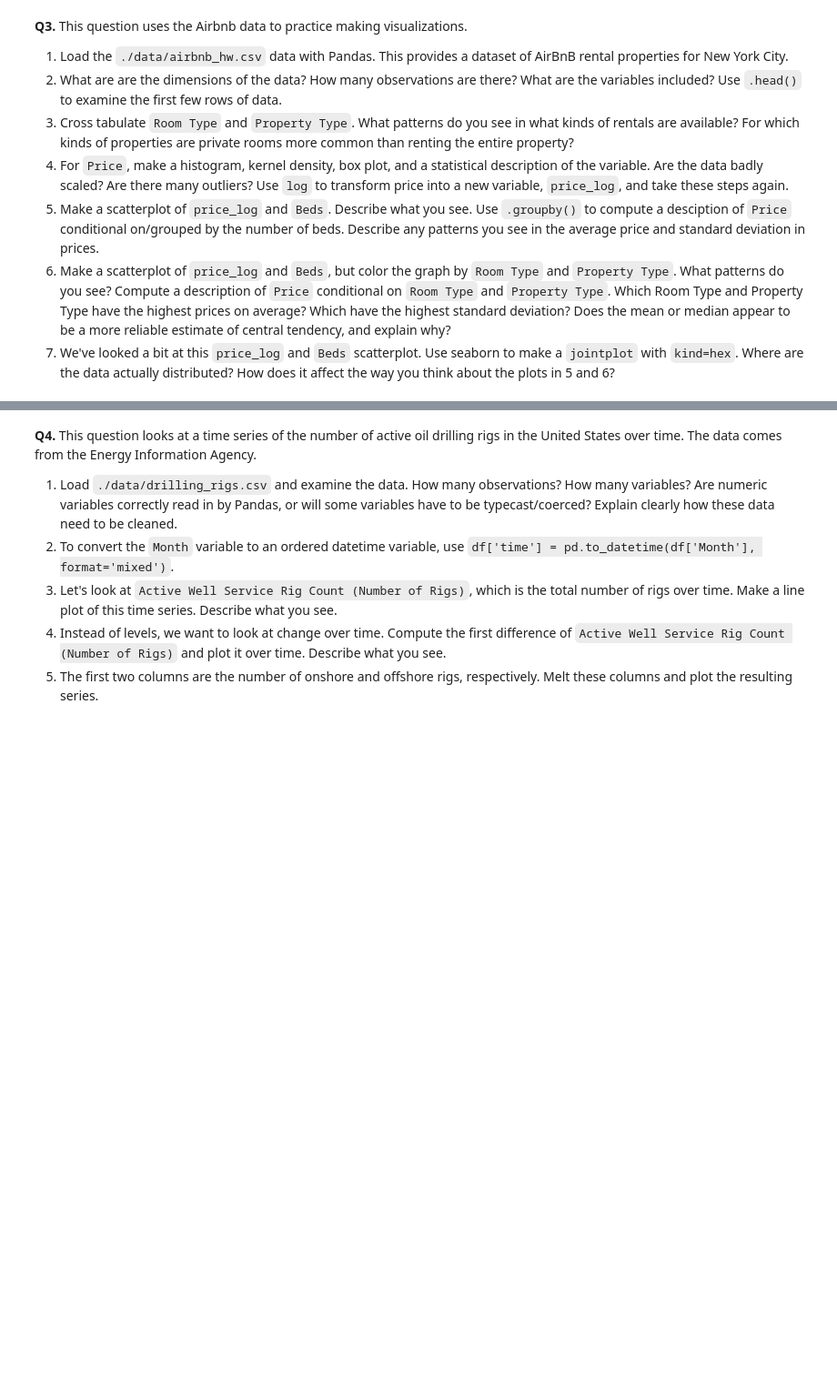
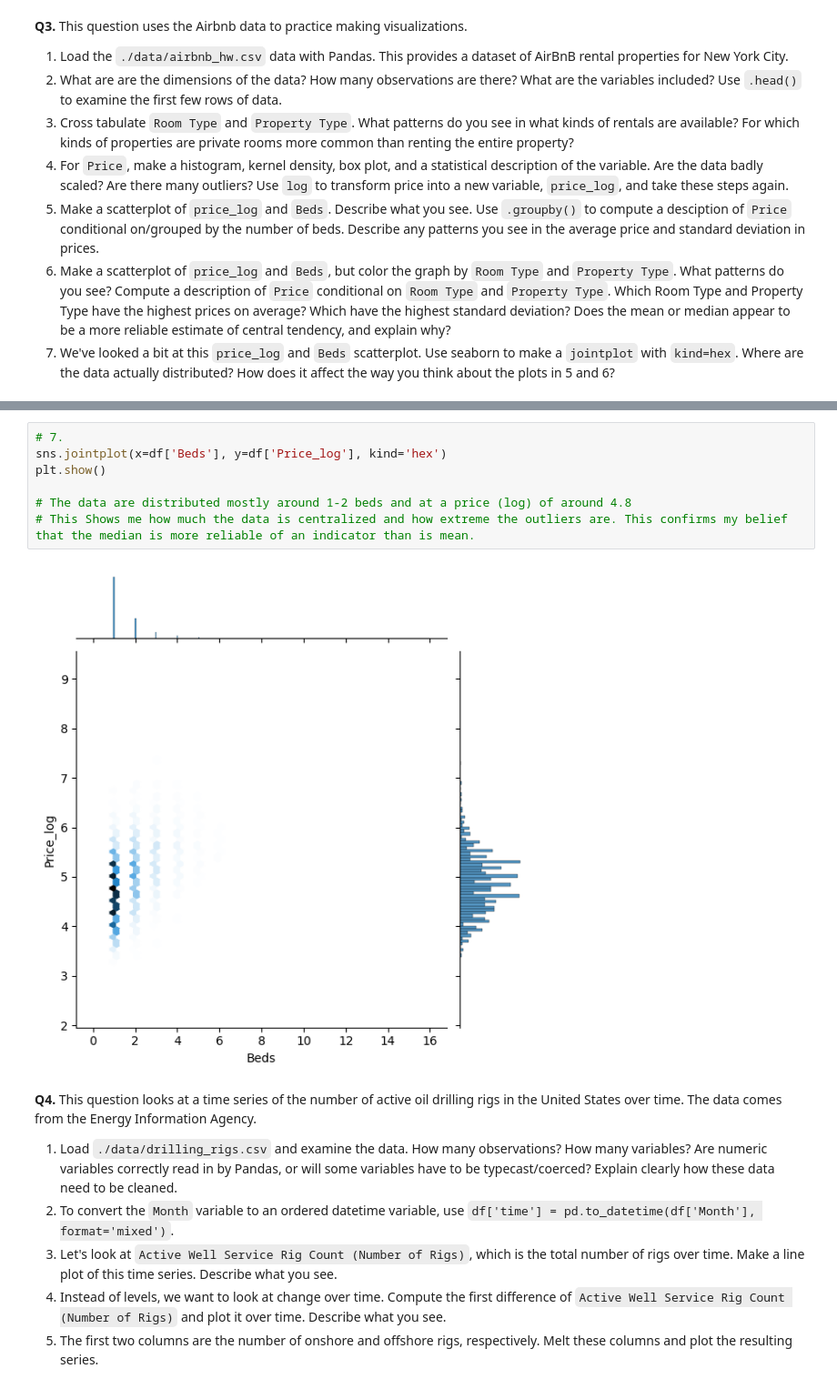
Before and after one commit to conorgibbons147/EDA, a Jupyter notebook: assignment/assignment.ipynb, the cells around one changed output, grey strips where cells are left out. Shown: that part at 91% size. Drawn from its saved outputs; the diff is of its cells as text; blank space fills up the shorter version.

```diff
--- a/assignment/assignment.ipynb
+++ b/assignment/assignment.ipynb
@@ -53,3 +233,12 @@ FileNotFoundError: [Errno 2] No such file or directory: './data/airbnb_hw.csv'
+# %%
+# 7.
+sns.jointplot(x=df['Beds'], y=df['Price_log'], kind='hex')
+plt.show()
+
+# The data are distributed mostly around 1-2 beds and at a price (log) of around 4.8
+# This Shows me how much the data is centralized and how extreme the outliers are. This confirms my belief that the median is more reliable of an indicator than is mean.
+# %% [output]
+[figure, added]
 # %% [markdown]
 **Q4.** This question looks at a time series of the number of active oil drilling rigs in the United States over time. The data comes from the Energy Information Agency.
 
```
Also changed, not shown: parts of 7 cells of this notebook.
